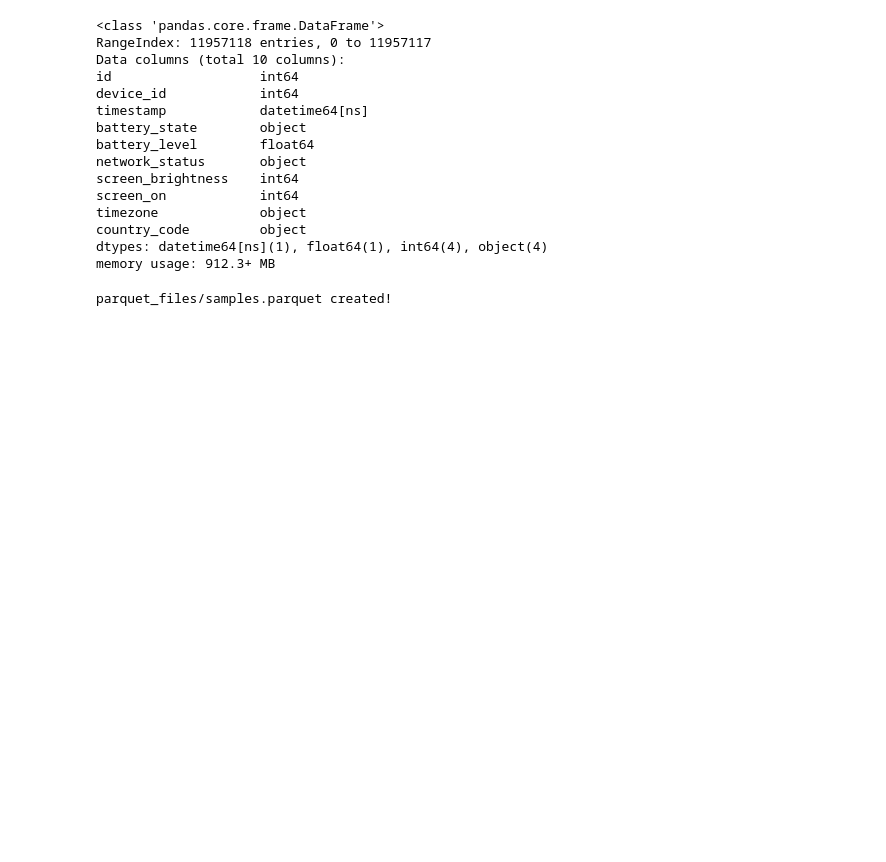
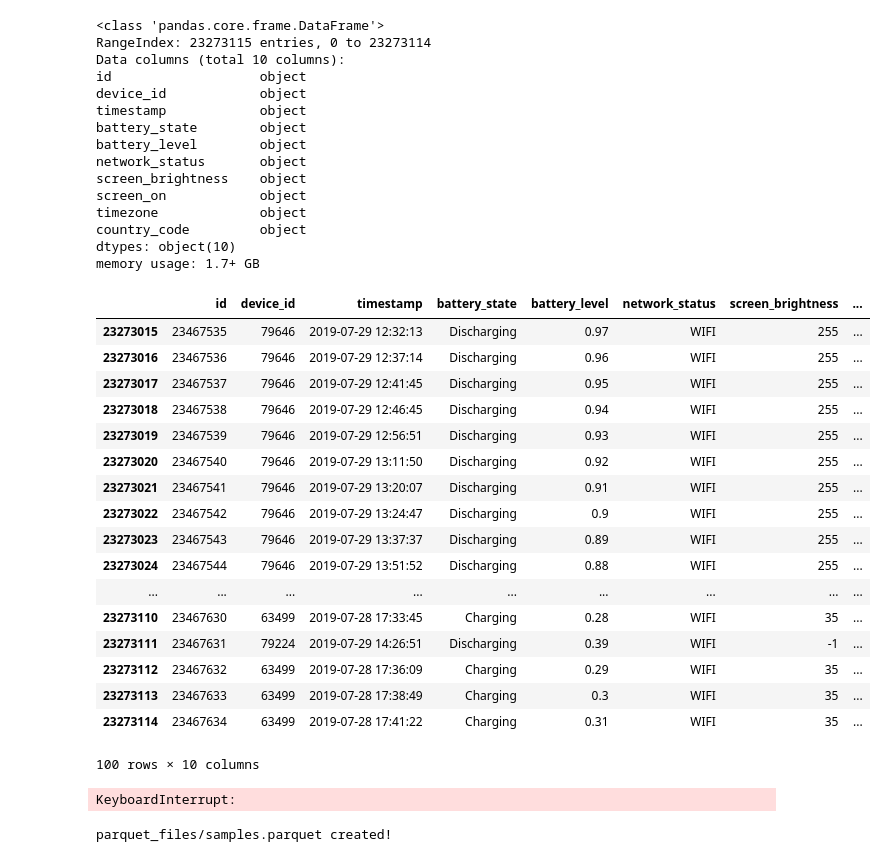
Before and after one commit to greenhub-project/notebooks, a Jupyter notebook: notebooks/CompressSamples.ipynb, the cells around one changed output. Cells and saved outputs as stored; diff of their text form; code cells hidden in the pictures; blank space fills up the shorter version.

```diff
--- a/notebooks/CompressSamples.ipynb
+++ b/notebooks/CompressSamples.ipynb
@@ -34,25 +34,46 @@ def save_df(df, path, compression='snappy', use_dictionary=True):
 cols = ['id', 'device_id', 'timestamp', 'battery_state', 'battery_level',
 'network_status', 'screen_brightness', 'screen_on','timezone', 'country_code']
 
-df = pd.read_csv('0-Original-CSV/samples.csv', usecols=cols, parse_dates=['timestamp'])
+df = pd.read_csv('0-original-csv/samplesNew.csv', usecols=cols, parse_dates=['timestamp'])
 
 df.info()
 # %% [output]
 <class 'pandas.core.frame.DataFrame'>
-RangeIndex: 11957118 entries, 0 to 11957117
+RangeIndex: 23273115 entries, 0 to 23273114
 Data columns (total 10 columns):
-id                   int64
-device_id            int64
-timestamp            datetime64[ns]
+id                   object
+device_id            object
+timestamp            object
 battery_state        object
-battery_level        float64
+battery_level        object
 network_status       object
-screen_brightness    int64
-screen_on            int64
+screen_brightness    object
+screen_on            object
 timezone             object
 country_code         object
-dtypes: datetime64[ns](1), float64(1), int64(4), object(4)
-memory usage: 912.3+ MB
+dtypes: object(10)
+memory usage: 1.7+ GB
+# %%
+df.tail(100)
+# %% [output]
+|  | id | device_id | timestamp | battery_state | battery_level | network_status | screen_brightness | ... |
+| 23273015 | 23467535 | 79646 | 2019-07-29 12:32:13 | Discharging | 0.97 | WIFI | 255 | ... |
+| 23273016 | 23467536 | 79646 | 2019-07-29 12:37:14 | Discharging | 0.96 | WIFI | 255 | ... |
+| 23273017 | 23467537 | 79646 | 2019-07-29 12:41:45 | Discharging | 0.95 | WIFI | 255 | ... |
+| 23273018 | 23467538 | 79646 | 2019-07-29 12:46:45 | Discharging | 0.94 | WIFI | 255 | ... |
+| 23273019 | 23467539 | 79646 | 2019-07-29 12:56:51 | Discharging | 0.93 | WIFI | 255 | ... |
+| 23273020 | 23467540 | 79646 | 2019-07-29 13:11:50 | Discharging | 0.92 | WIFI | 255 | ... |
+| 23273021 | 23467541 | 79646 | 2019-07-29 13:20:07 | Discharging | 0.91 | WIFI | 255 | ... |
+| 23273022 | 23467542 | 79646 | 2019-07-29 13:24:47 | Discharging | 0.9 | WIFI | 255 | ... |
+| 23273023 | 23467543 | 79646 | 2019-07-29 13:37:37 | Discharging | 0.89 | WIFI | 255 | ... |
+| 23273024 | 23467544 | 79646 | 2019-07-29 13:51:52 | Discharging | 0.88 | WIFI | 255 | ... |
+| ... | ... | ... | ... | ... | ... | ... | ... | ... |
+| 23273110 | 23467630 | 63499 | 2019-07-28 17:33:45 | Charging | 0.28 | WIFI | 35 | ... |
+| 23273111 | 23467631 | 79224 | 2019-07-29 14:26:51 | Discharging | 0.39 | WIFI | -1 | ... |
+| 23273112 | 23467632 | 63499 | 2019-07-28 17:36:09 | Charging | 0.29 | WIFI | 35 | ... |
+| 23273113 | 23467633 | 63499 | 2019-07-28 17:38:49 | Charging | 0.3 | WIFI | 35 | ... |
+| 23273114 | 23467634 | 63499 | 2019-07-28 17:41:22 | Charging | 0.31 | WIFI | 35 | ... |
+100 rows × 10 columns
 # %%
 # sorting
 df = df.sort_values(by=['device_id', 'timestamp'])
@@ -88,4 +109,6 @@ df['battery_level'] = converted_level
 
 # filter out malformed records
 df = df[df.battery_level <= 100]
+# %% [output]
+KeyboardInterrupt:
 # %%
```
Also changed, not shown: parts of 1 cell of this notebook, 17 other files.
